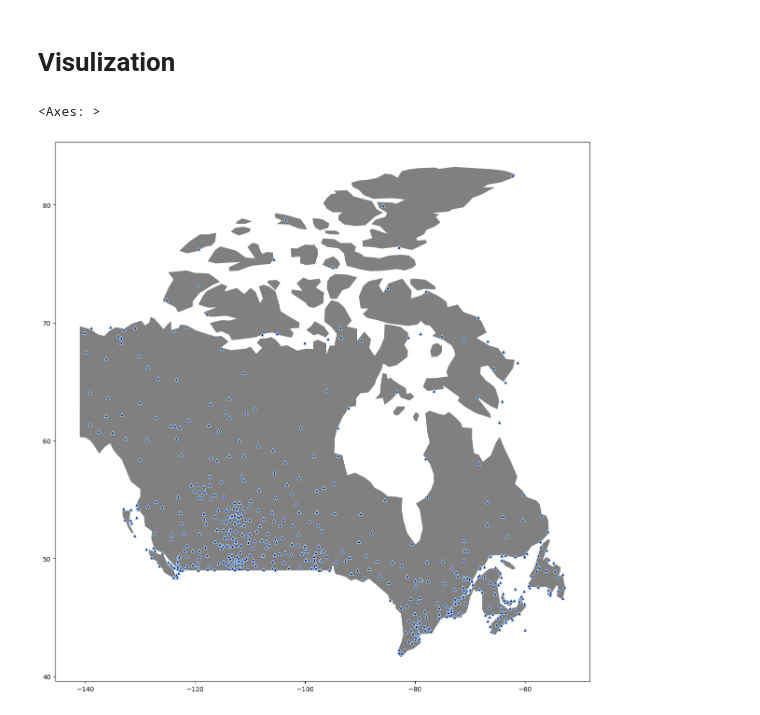
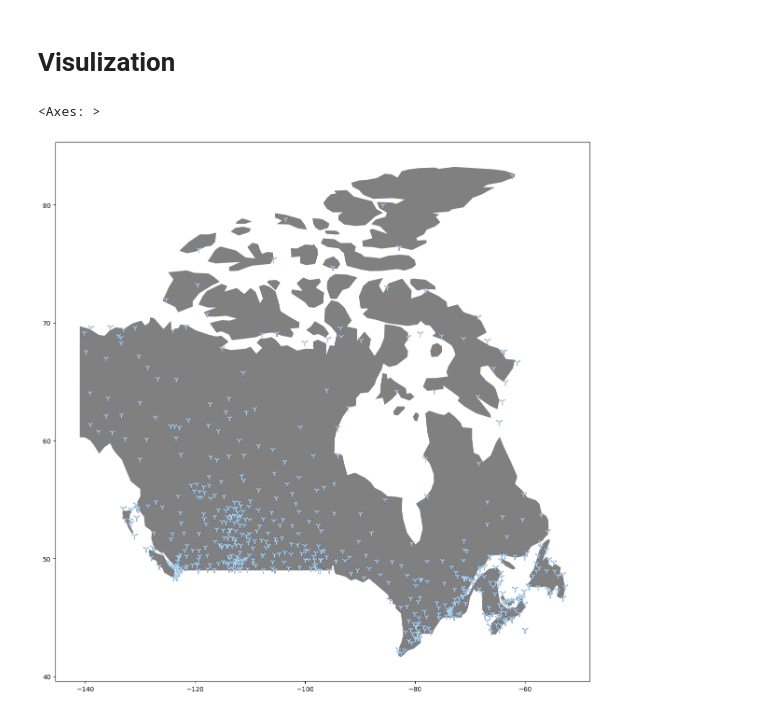
Before and after one commit to Forest-Fire-Research/canadian-weather-ablation-study, a Jupyter notebook: notebooks/05_weather_metadata_visulization.ipynb, the cells around one changed output. Cells and saved outputs as stored; diff of their text form; code cells hidden in the pictures.

Commit message:
upadted marker size by year

```diff
--- a/notebooks/05_weather_metadata_visulization.ipynb
+++ b/notebooks/05_weather_metadata_visulization.ipynb
@@ -26,0 +22,2 @@ Engine(postgresql://wireaiadmin:***@localhost:5434/weather_db)
+# %%
+db = Database()
@@ -29,7 +29,7 @@ Engine(postgresql://wireaiadmin:***@localhost:5434/weather_db)
 # %%
 weather_meta_gdf = gpd.read_postgis(
     sql = f"""SELECT * from "{TABLE_WEATHER_METADATA}"; """,
-    con = connection,
+    con = db.connection,
     geom_col = "geometry",
 )
 # %% [markdown]
@@ -45,22 +45,29 @@ del world
 # %%
 fig, ax = plt.subplots(
     nrows=1,
     ncols=1,
     figsize = (15,15),
 )
 
 canada.plot(
     color = 'gray',
     ax=ax
 )
 
+
 weather_meta_gdf.plot(
-    marker = '^',
-    markersize = 25,
+    marker = '1',
+    markersize = weather_meta_gdf['LAST_YR']-1900,
     color = 'lightBlue',
     facecolor = 'darkBlue',
     ax = ax
 )
+weather_meta_gdf.plot(
+    marker = '1',
+    markersize = weather_meta_gdf['FIRST_YR']-1900,
+    color = 'lightBlue',
+    ax = ax
+)
 # %% [output]
 <Axes: >
-[figure, old version]
+[figure, new version]
```
Also changed, not shown: parts of 2 cells of this notebook.
